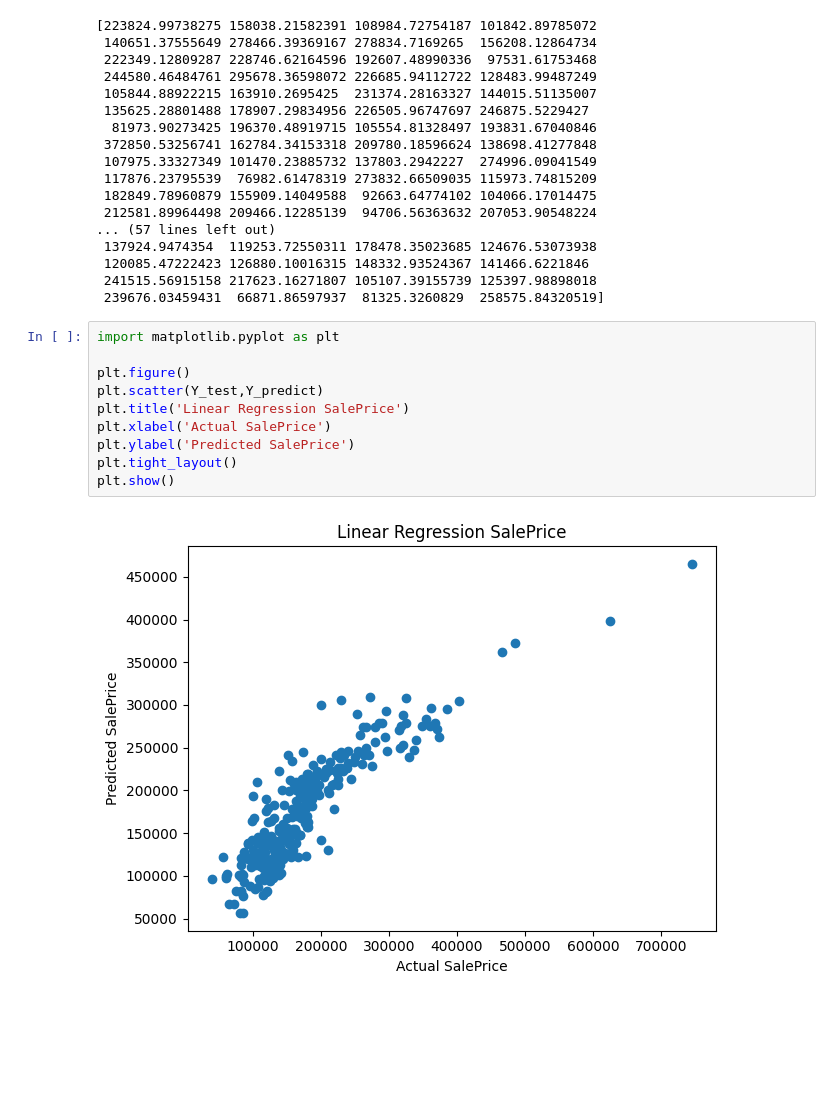
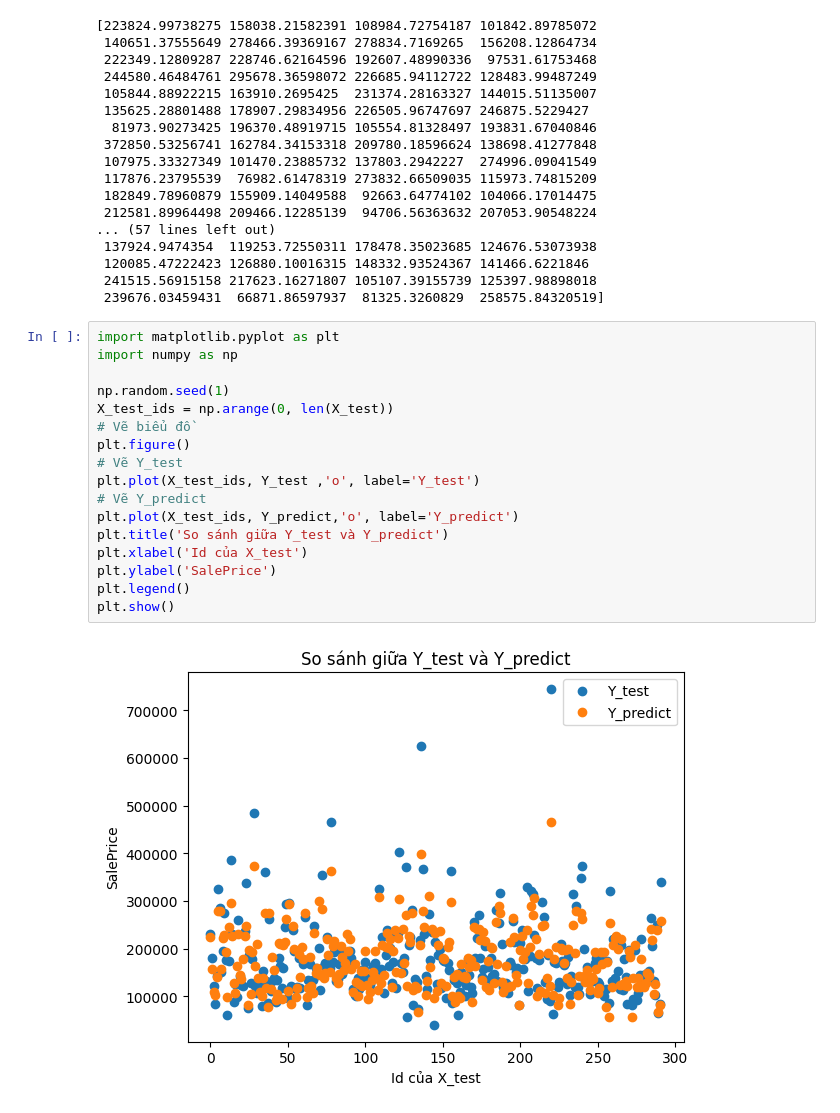
Before and after one commit to thiengoan/PythonEngineers, a Jupyter notebook: HomeWork3.ipynb, the cells around one changed output. Cells and saved outputs as stored; diff of their text form; blank space fills up the shorter version.

```diff
--- a/HomeWork3.ipynb
+++ b/HomeWork3.ipynb
@@ -116,15 +116,22 @@ print(Y_predict)
  120085.47222423 126880.10016315 148332.93524367 141466.6221846
  241515.56915158 217623.16271807 105107.39155739 125397.98898018
  239676.03459431  66871.86597937  81325.3260829  258575.84320519]
-# %%
-import matplotlib.pyplot as plt
-
-plt.figure()
-plt.scatter(Y_test,Y_predict)
-plt.title('Linear Regression SalePrice')
-plt.xlabel('Actual SalePrice')
-plt.ylabel('Predicted SalePrice')
-plt.tight_layout()
-plt.show()
-# %% [output]
-[figure, removed]
+# %%
+import matplotlib.pyplot as plt
+import numpy as np
+
+np.random.seed(1)
+X_test_ids = np.arange(0, len(X_test))
+# Vẽ biểu đồ
+plt.figure()
+# Vẽ Y_test
+plt.plot(X_test_ids, Y_test ,'o', label='Y_test')
+# Vẽ Y_predict
+plt.plot(X_test_ids, Y_predict,'o', label='Y_predict')
+plt.title('So sánh giữa Y_test và Y_predict')
+plt.xlabel('Id của X_test')
+plt.ylabel('SalePrice')
+plt.legend()
+plt.show()
+# %% [output]
+[figure, added]
```
